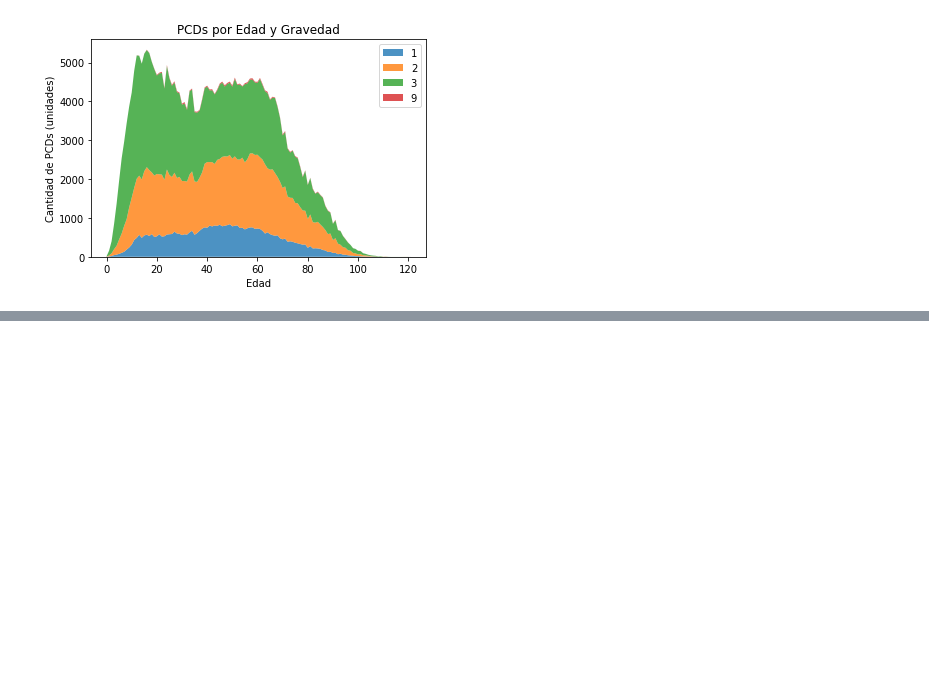
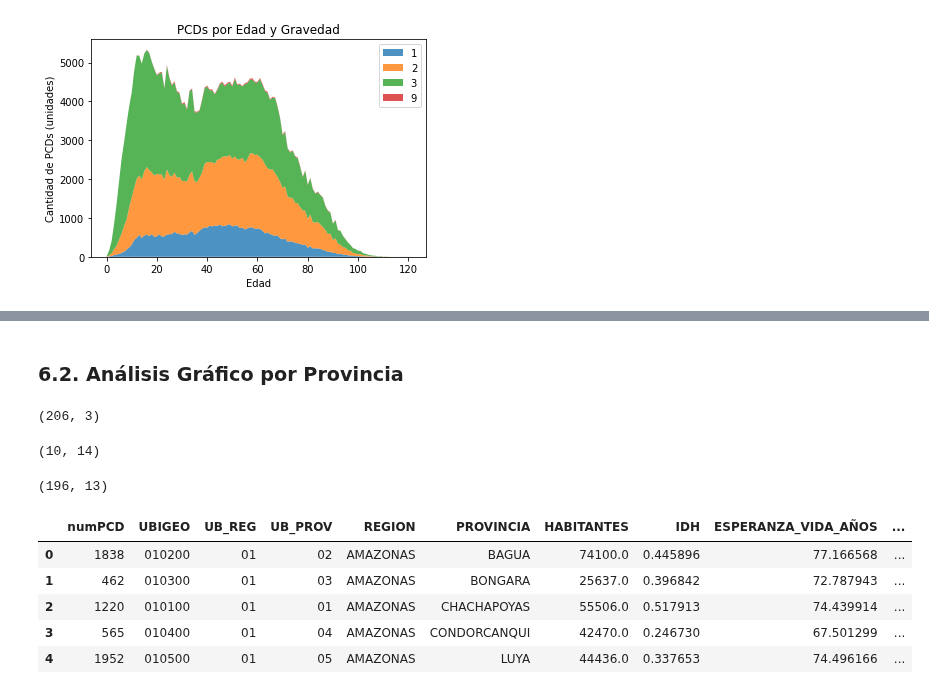
Before and after one commit to CVilaNet/PCDAyac, a Jupyter notebook: SIRNPD.ipynb, the cells around one changed output, grey strips where cells are left out. Drawn from its saved outputs; the diff is of its cells as text; code cells hidden in the pictures; blank space fills up the shorter version.

```diff
--- a/SIRNPD.ipynb
+++ b/SIRNPD.ipynb
@@ -427,0 +612,9 @@ plt.show()
+# %% [markdown]
+### 6.2. Análisis Gráfico por Provincia
+# %%
+dataPCDProv = dataPCDGeneral.groupby(['DomDepa', 'DomProv']).agg({'DomProv':['count']})
+dataPCDProv.columns = ['numPCD']
+dataPCDProv = dataPCDProv.reset_index()
+dataPCDProv.shape
+# %% [output]
+(206, 3)
@@ -427,0 +623,28 @@ plt.show()
+# %%
+dataPCDProvUbigeo[dataPCDProvUbigeo['UBIGEO'].isna()].shape
+# %% [output]
+(10, 14)
+# %%
+#dataPCDProvUbigeo[dataPCDProvUbigeo['UBIGEO'].isna()]
+
+# Eliminando las filas con valores NaN
+dataPCDProvUbigeo.dropna(subset=['UBIGEO'], inplace=True)
+
+# Eliminando las columans duplicadas producto del merge
+dataPCDProvUbigeo.drop(['DomDepa', 'DomProv'], axis=1, inplace=True)
+
+# Hallando el ratio de PCDs por numero de habitantes de cada provicia
+dataPCDProvUbigeo['ratioPCD'] = (dataPCDProvUbigeo['numPCD'] / dataPCDProvUbigeo['HABITANTES']) * 100
+
+dataPCDProvUbigeo.shape
+# %% [output]
+(196, 13)
+# %%
+dataPCDProvUbigeo.head()
+# %% [output]
+|  | numPCD | UBIGEO | UB_REG | UB_PROV | REGION | PROVINCIA | HABITANTES | IDH | ESPERANZA_VIDA_AÑOS | ... |
+| 0 | 1838 | 010200 | 01 | 02 | AMAZONAS | BAGUA | 74100.0 | 0.445896 | 77.166568 | ... |
+| 1 | 462 | 010300 | 01 | 03 | AMAZONAS | BONGARA | 25637.0 | 0.396842 | 72.787943 | ... |
+| 2 | 1220 | 010100 | 01 | 01 | AMAZONAS | CHACHAPOYAS | 55506.0 | 0.517913 | 74.439914 | ... |
+| 3 | 565 | 010400 | 01 | 04 | AMAZONAS | CONDORCANQUI | 42470.0 | 0.246730 | 67.501299 | ... |
+| 4 | 1952 | 010500 | 01 | 05 | AMAZONAS | LUYA | 44436.0 | 0.337653 | 74.496166 | ... |
```
Also changed, not shown: parts of 23 cells of this notebook.
